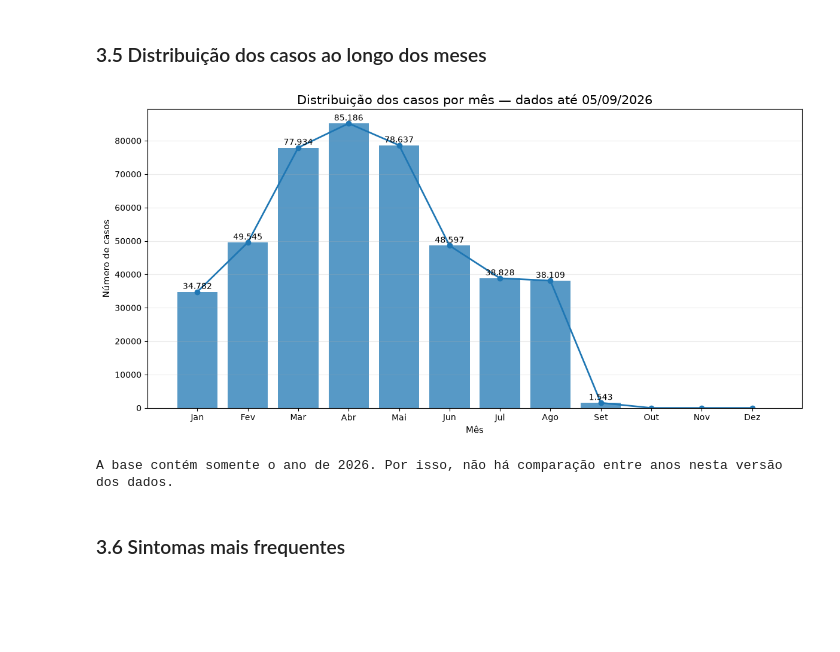
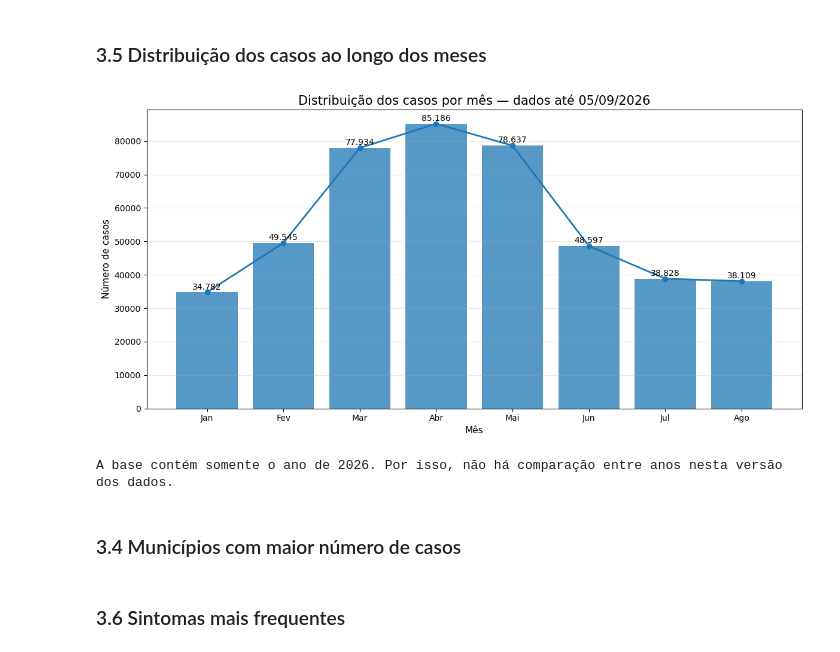
Before and after one commit to VannaGilio/medalhao_dengue, a Jupyter notebook: Notebook_2/dengue_26_melhorado.ipynb, the cells around one changed output. Cells and saved outputs as stored; diff of their text form; code cells hidden in the pictures; blank space fills up the shorter version.

```diff
--- a/Notebook_2/dengue_26_melhorado.ipynb
+++ b/Notebook_2/dengue_26_melhorado.ipynb
@@ -445,17 +432,14 @@ data_digitacao                                    0           0.000000
 # %%
 colunas = [
-    "ano",
-    "data_primeiros_sintomas",
     "idade",
     "sexo",
-    "raca",
     "gestante",
     "uf",
+    "data_primeiros_sintomas",
     "id_municipio_residencia",
     "classificacao_final",
     "hospitalizacao",
     "evolucao",
-    "duplicidade",
     "id_regional",
     "febre",
     "mialgia",
@@ -940,10 +1143,10 @@ casos_mes = (
     df_dengue
     .groupby("mes_numero")
     .size()
-    .reindex(range(1, 13), fill_value=0)
+    .reindex(range(1, 9), fill_value=0)
 )
 
-meses = [mapa_meses[i] for i in range(1, 13)]
+meses = [mapa_meses[i] for i in range(1, 9)]
 
 fig, ax = plt.subplots(figsize=(12, 6))
 
@@ -960,35 +1163,37 @@ ax.plot(
     marker="o",
     linewidth=2
 )
 
 for i, valor in enumerate(casos_mes.values):
     if valor > 0:
         ax.text(
             i,
             valor + casos_mes.max() * 0.01,
             f"{valor:,.0f}".replace(",", "."),
             ha="center"
         )
 
 data_final = df_dengue["data_primeiros_sintomas"].max()
 
 ax.set_title(
     f"Distribuição dos casos por mês — dados até {data_final:%d/%m/%Y}"
 )
 ax.set_xlabel("Mês")
 ax.set_ylabel("Número de casos")
 ax.grid(axis="y", alpha=0.25)
 
 plt.tight_layout()
 plt.show()
 
 print(
     "A base contém somente o ano de 2026. "
     "Por isso, não há comparação entre anos nesta versão dos dados."
 )
 # %% [output]
-[figure, old version]
+[figure, new version]
 A base contém somente o ano de 2026. Por isso, não há comparação entre anos nesta versão dos dados.
+# %% [markdown]
+### 3.4 Municípios com maior número de casos
 # %% [markdown]
 ### 3.6 Sintomas mais frequentes
 # %%
```
Also changed, not shown: parts of 65 cells of this notebook.
